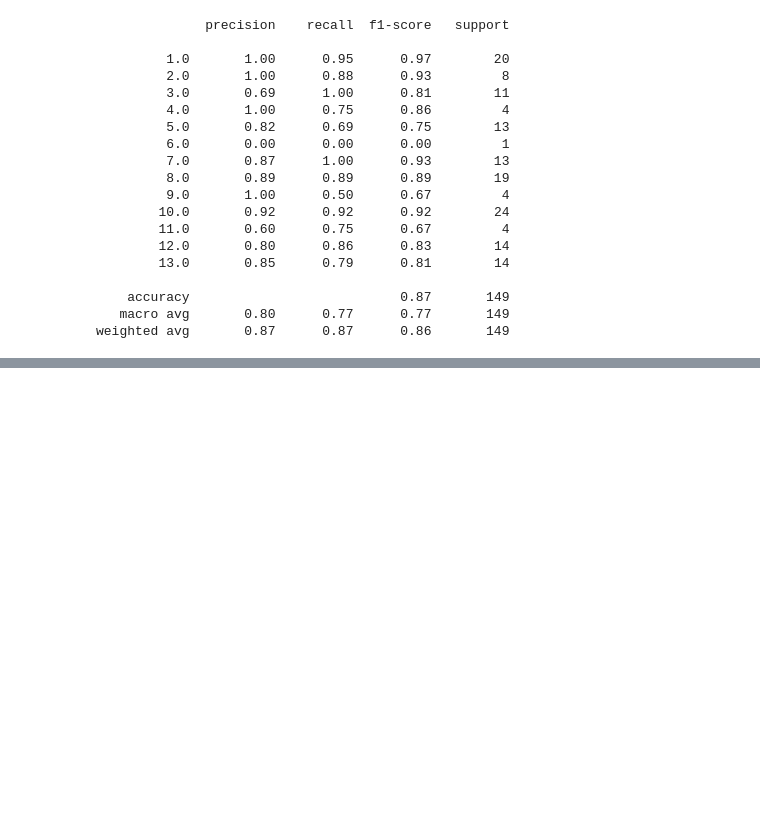
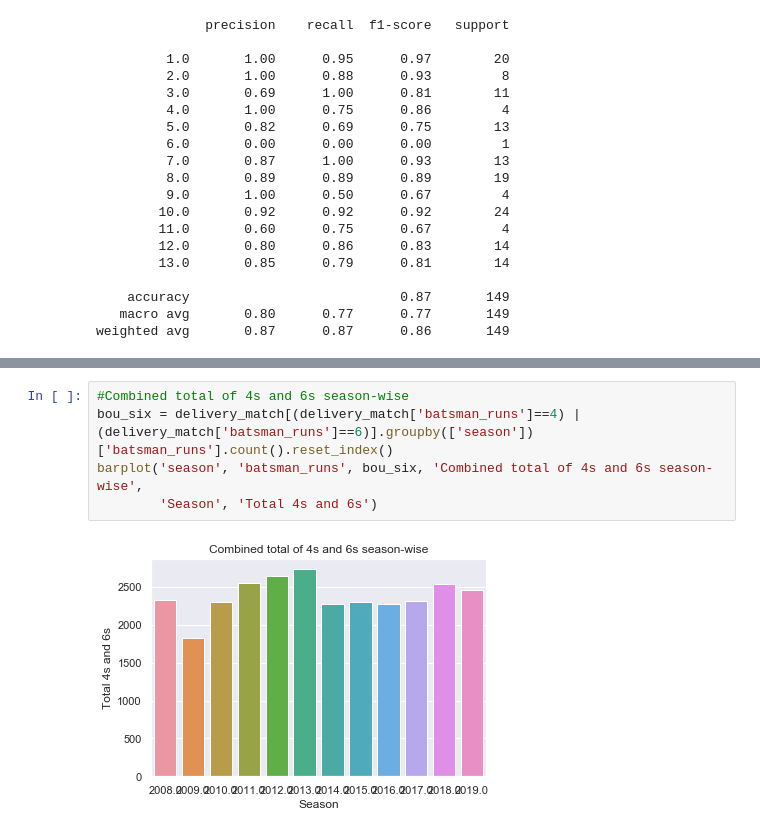
Before and after one commit to Amruthhs/Sports-Analysis, a Jupyter notebook: 2008-2019.ipynb, the cells around one changed output, grey strips where cells are left out. Cells and saved outputs as stored; diff of their text form; blank space fills up the shorter version.

```diff
--- a/2008-2019.ipynb
+++ b/2008-2019.ipynb
@@ -1413,0 +1550,7 @@ weighted avg       0.87      0.87      0.86       149
+# %%
+#Combined total of 4s and 6s season-wise
+bou_six = delivery_match[(delivery_match['batsman_runs']==4) | (delivery_match['batsman_runs']==6)].groupby(['season'])['batsman_runs'].count().reset_index()
+barplot('season', 'batsman_runs', bou_six, 'Combined total of 4s and 6s season-wise',
+        'Season', 'Total 4s and 6s')
+# %% [output]
+[figure, added]
```
Also changed, not shown: parts of 41 cells of this notebook, 1 other file.
